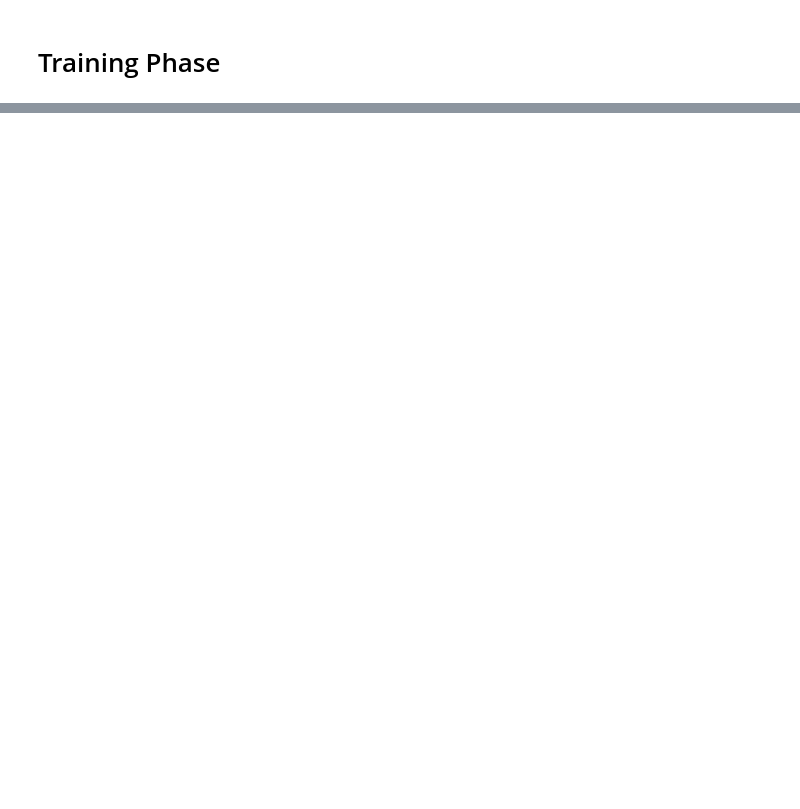
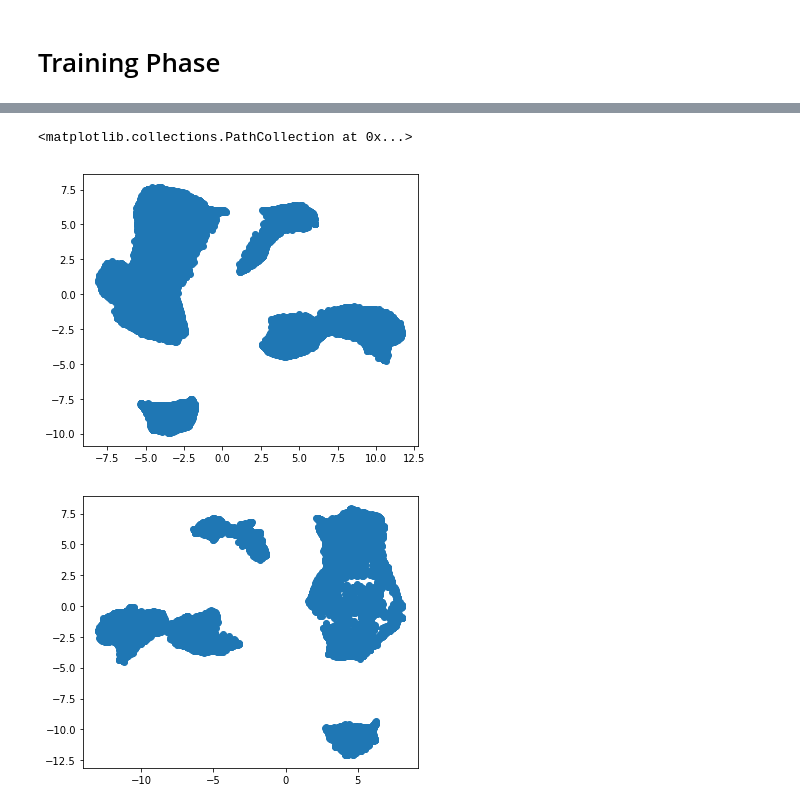
Before and after one commit to Nimrods/DeepLearning-Fashion-MNIST-Projects, a Jupyter notebook: Image Denoising (AE).ipynb, the cells around one changed output, grey strips where cells are left out. Drawn from its saved outputs; the diff is of its cells as text; code cells hidden in the pictures; blank space fills up the shorter version.

Commit message:
Add files via upload
Add intorduction to FashionMNIST + bug fixes in classification + add embedding analysis to AE

```diff
--- a/Image Denoising (AE).ipynb
+++ b/Image Denoising (AE).ipynb
@@ -165,0 +195,14 @@ plt.show()
+# %%
+umap_ = umap.UMAP()
+embedding_latent = umap_.fit_transform(encodedImgs.reshape([-1, 16*32]))
+embedding_pixel = umap_.fit_transform(X_trainAllNoises.reshape([-1,X_train.shape[1]*X_train.shape[1]]))
+# %%
+plt.figure(figsize=(6, 5))
+plt.scatter(embedding_pixel[:, 0], embedding_pixel[:, 1])
+
+plt.figure(figsize=(6, 5))
+plt.scatter(embedding_latent[:, 0], embedding_latent[:, 1])
+# %% [output]
+<matplotlib.collections.PathCollection at 0x...>
+[figure, added]
+[figure, added]
```
Also changed, not shown: parts of 6 cells of this notebook, 2 other files.
